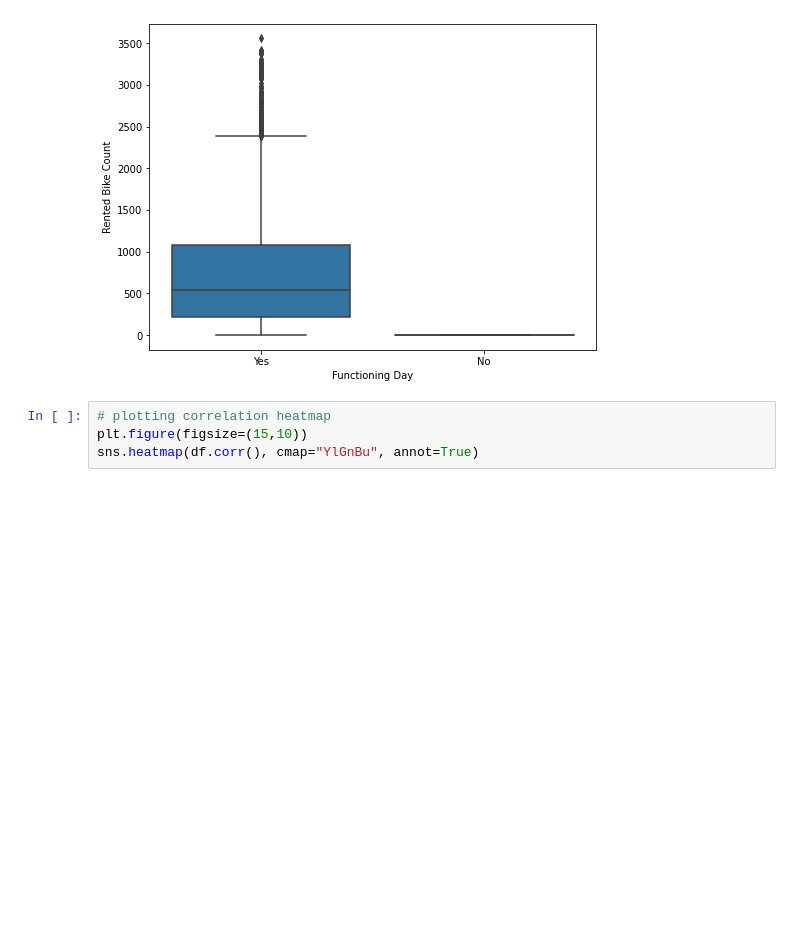
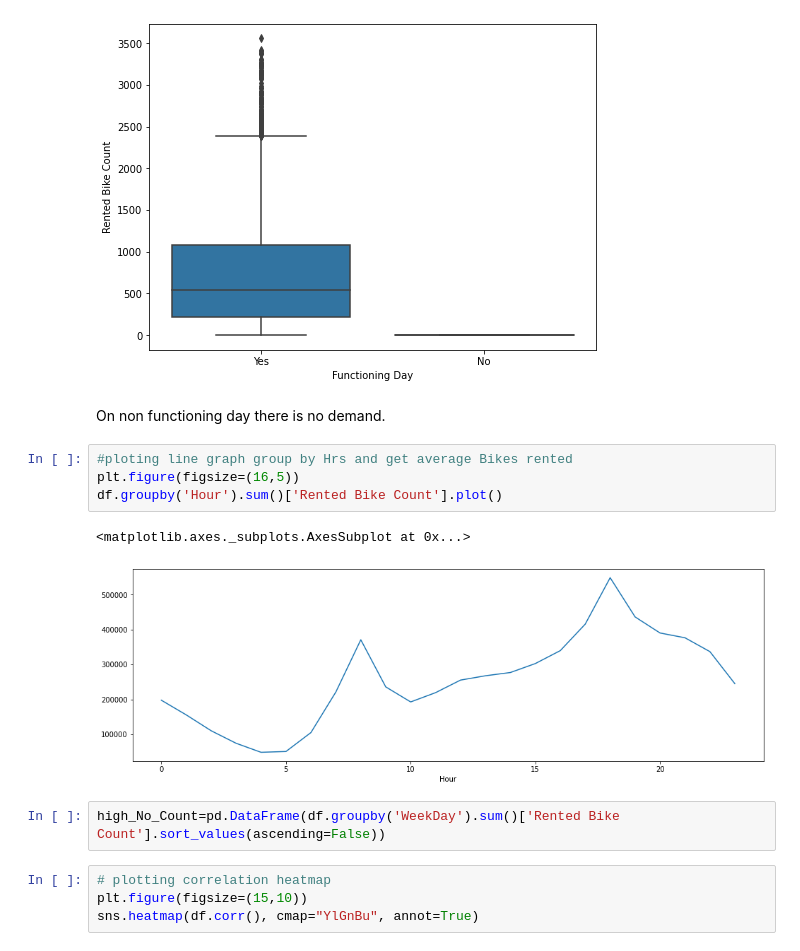
Before and after one commit to AjaharDaroga/Bike_Shearing_Demand_Prediction, a Jupyter notebook: Bike_Sharing_Demand_Prediction.ipynb, the cells around one changed output. Saved outputs shown, nothing was run; the diff lists cells and outputs as text; blank space fills up the shorter version.

```diff
--- a/Bike_Sharing_Demand_Prediction.ipynb
+++ b/Bike_Sharing_Demand_Prediction.ipynb
@@ -221,6 +243,17 @@ f, ax = plt.subplots(figsize=(8, 6))
 fig = sns.boxplot(x='Functioning Day', y="Rented Bike Count", data=df)
 # %% [output]
 [figure]
+# %% [markdown]
+On non functioning day there is no demand.
+# %%
+#ploting line graph group by Hrs and get average Bikes rented
+plt.figure(figsize=(16,5))
+df.groupby('Hour').sum()['Rented Bike Count'].plot()
+# %% [output]
+<matplotlib.axes._subplots.AxesSubplot at 0x...>
+[figure, added]
+# %%
+high_No_Count=pd.DataFrame(df.groupby('WeekDay').sum()['Rented Bike Count'].sort_values(ascending=False))
 # %%
 # plotting correlation heatmap
 plt.figure(figsize=(15,10))
```
Also changed, not shown: parts of 14 cells of this notebook.
